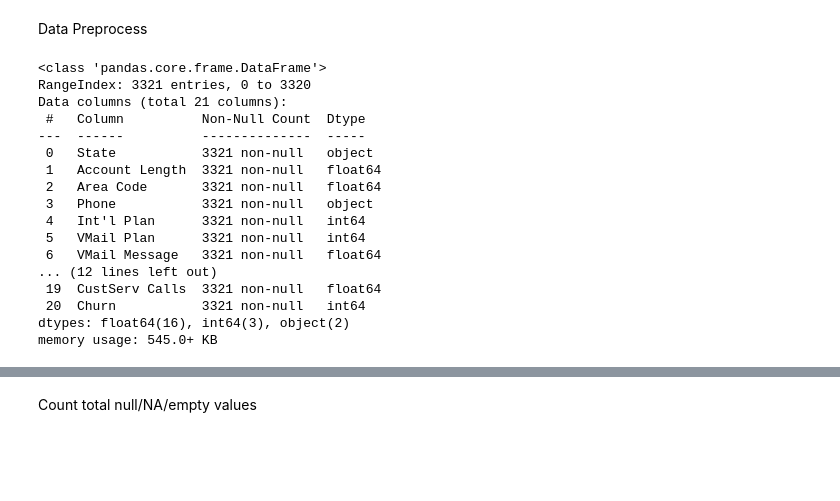
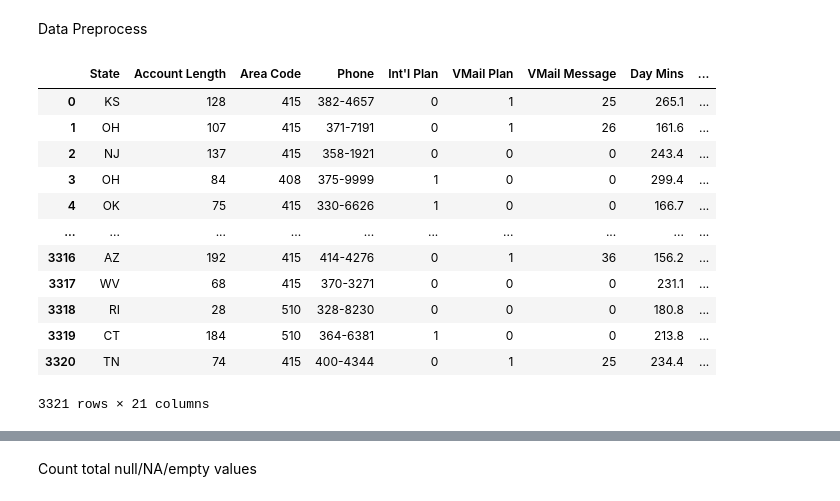
Before and after one commit to jivaniyash/ML_Projects, a Jupyter notebook: data_analysis/churn_data/churn_analysis.ipynb, the cells around one changed output, grey strips where cells are left out. Saved outputs shown, nothing was run; the diff lists cells and outputs as text; code cells hidden in the pictures; blank space fills up the shorter version.

```diff
--- a/data_analysis/churn_data/churn_analysis.ipynb
+++ b/data_analysis/churn_data/churn_analysis.ipynb
@@ -60,25 +61,28 @@ memory usage: 545.0+ KB
 # %% [markdown]
 Data Preprocess
 # %%
-df["Int'l Plan"] = df["Int'l Plan"].apply(lambda x: 1 if x=='yes' else 0)  # making Int'l Plan yes as 1 and no as 0
-df["VMail Plan"] = df["VMail Plan"].apply(lambda x: 1 if x=='yes' else 0)  # making Int'l Plan yes as 1 and no as 0
-df.info()
+# making Int'l Plan yes as 1 and no as 0
+df["Int'l Plan"] = df["Int'l Plan"].apply(lambda x: 1 if x=='yes' else 0)
+
+# making VMail Plan yes as 1 and no as 0
+df["VMail Plan"] = df["VMail Plan"].apply(lambda x: 1 if x=='yes' else 0)
+
+# remane column name
+df = df.rename(columns={'Churn?':'Churn'})
+df["Area Code"] = df["Area Code"]
+df
 # %% [output]
+|  | State | Account Length | Area Code | Phone | Int'l Plan | VMail Plan | VMail Message | Day Mins | ... |
+| 0 | KS | 128 | 415 | 382-4657 | 0 | 1 | 25 | 265.1 | ... |
+| 1 | OH | 107 | 415 | 371-7191 | 0 | 1 | 26 | 161.6 | ... |
+| 2 | NJ | 137 | 415 | 358-1921 | 0 | 0 | 0 | 243.4 | ... |
+| 3 | OH | 84 | 408 | 375-9999 | 1 | 0 | 0 | 299.4 | ... |
+| 4 | OK | 75 | 415 | 330-6626 | 1 | 0 | 0 | 166.7 | ... |
+| ... | ... | ... | ... | ... | ... | ... | ... | ... | ... |
+| 3316 | AZ | 192 | 415 | 414-4276 | 0 | 1 | 36 | 156.2 | ... |
+| 3317 | WV | 68 | 415 | 370-3271 | 0 | 0 | 0 | 231.1 | ... |
+| 3318 | RI | 28 | 510 | 328-8230 | 0 | 0 | 0 | 180.8 | ... |
+| 3319 | CT | 184 | 510 | 364-6381 | 1 | 0 | 0 | 213.8 | ... |
+| 3320 | TN | 74 | 415 | 400-4344 | 0 | 1 | 25 | 234.4 | ... |
-<class 'pandas.core.frame.DataFrame'>
-RangeIndex: 3321 entries, 0 to 3320
-Data columns (total 21 columns):
- #   Column          Non-Null Count  Dtype
----  ------          --------------  -----
- 0   State           3321 non-null   object
- 1   Account Length  3321 non-null   float64
- 2   Area Code       3321 non-null   float64
- 3   Phone           3321 non-null   object
- 4   Int'l Plan      3321 non-null   int64
- 5   VMail Plan      3321 non-null   int64
- 6   VMail Message   3321 non-null   float64
-... (12 lines left out)
- 19  CustServ Calls  3321 non-null   float64
- 20  Churn           3321 non-null   int64
-dtypes: float64(16), int64(3), object(2)
-memory usage: 545.0+ KB
+3321 rows × 21 columns
 # %%
```
Also changed, not shown: parts of 9 cells of this notebook, 1 other file.
